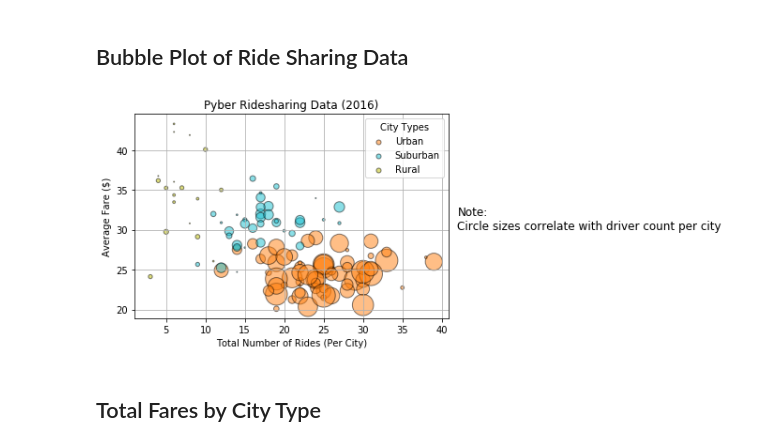
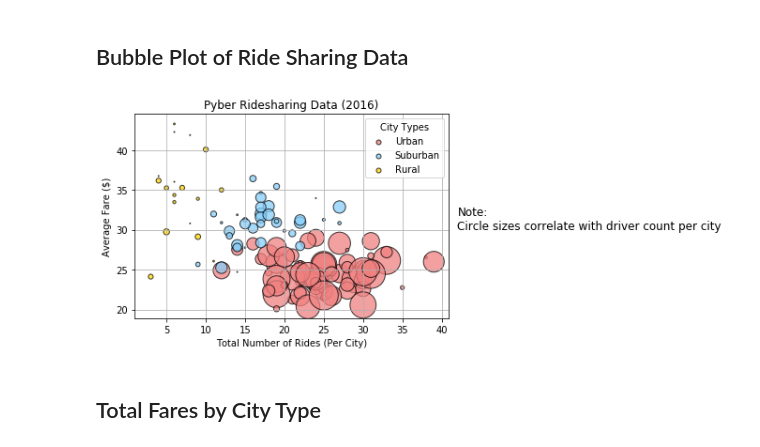
Before and after one commit to mrudolph1229/Matplotlib-Homework, a Jupyter notebook: Matplotlib-Homework.ipynb, the cells around one changed output. Drawn from its saved outputs; the diff is of its cells as text; code cells hidden in the pictures.

```diff
--- a/Matplotlib-Homework.ipynb
+++ b/Matplotlib-Homework.ipynb
@@ -36,37 +36,37 @@ urban = combined[combined["type"]=="Urban"].groupby("city")
 urb_x_values = urban["type"].count()
 urb_y_values = urban["fare"].mean()
 urb_s_values = urban["driver_count"].first()
 suburban = combined[combined["type"]=="Suburban"].groupby("city")
 sub_x_values = suburban["type"].count()
 sub_y_values = suburban["fare"].mean()
 sub_s_values = suburban["driver_count"].first()
 rural = combined[combined["type"]=="Rural"].groupby("city")
 rur_x_values = rural["type"].count()
 rur_y_values = rural["fare"].mean()
 rur_s_values = rural["driver_count"].first()
 # Build the scatter plots for each city types
-urb = plt.scatter(urb_x_values, urb_y_values, marker="o", s= urb_s_values**1.5, c='tab:orange', alpha=0.5, edgecolors = "black", label="Urban")
-sub = plt.scatter(sub_x_values, sub_y_values, marker="o", s= sub_s_values**1.5, c='tab:cyan', alpha=0.5, edgecolors = "black", label="Suburban")
-rur = plt.scatter(rur_x_values, rur_y_values, marker="o", s= rur_s_values**1.5, c='y', alpha=0.5, edgecolors = "black", label="Rural")
+urb = plt.scatter(urb_x_values, urb_y_values, marker="o", s= urb_s_values**1.6, c='lightcoral', alpha=0.75, edgecolors = "black", label="Urban")
+sub = plt.scatter(sub_x_values, sub_y_values, marker="o", s= sub_s_values**1.6, c='lightskyblue', alpha=0.75, edgecolors = "black", label="Suburban")
+rur = plt.scatter(rur_x_values, rur_y_values, marker="o", s= rur_s_values**1.7, c='gold', alpha=0.75, edgecolors = "black", label="Rural")
 # Incorporate the other graph properties
 plt.grid()
 plt.title("Pyber Ridesharing Data (2016)")
 plt.xlabel("Total Number of Rides (Per City)")
 plt.ylabel("Average Fare ($)")
 
 # Create a legend
 lgnd=plt.legend(handles=[urb, sub, rur], title="City Types", loc="best", markerscale = 2)
 lgnd.legendHandles[0]._sizes = [25]
 lgnd.legendHandles[1]._sizes = [25]
 lgnd.legendHandles[2]._sizes = [25]
 # Incorporate a text label regarding circle size
 textstr = "Note:\nCircle sizes correlate with driver count per city"
 plt.text(42, 30, textstr, fontsize=12)
 # Save Figure
 plt.savefig("Avg Fare Bubble.png", figsize=(8,4))
 plt.show()
 # %% [output]
-[figure, old version]
+[figure, new version]
 # %%
 # Show plot
 plt.show()
```
Also changed, not shown: parts of 3 cells of this notebook, 5 other files.
